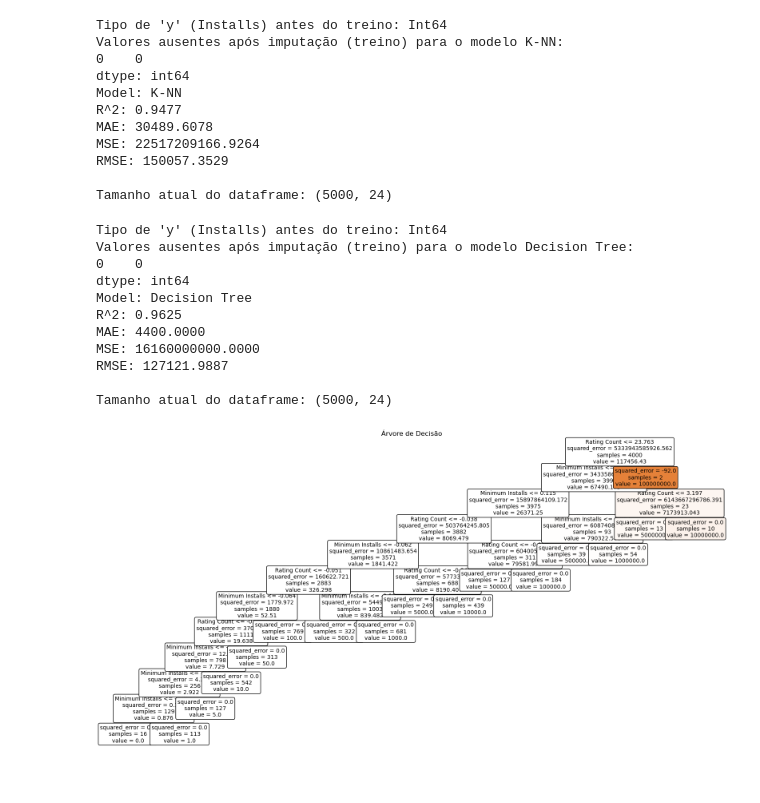
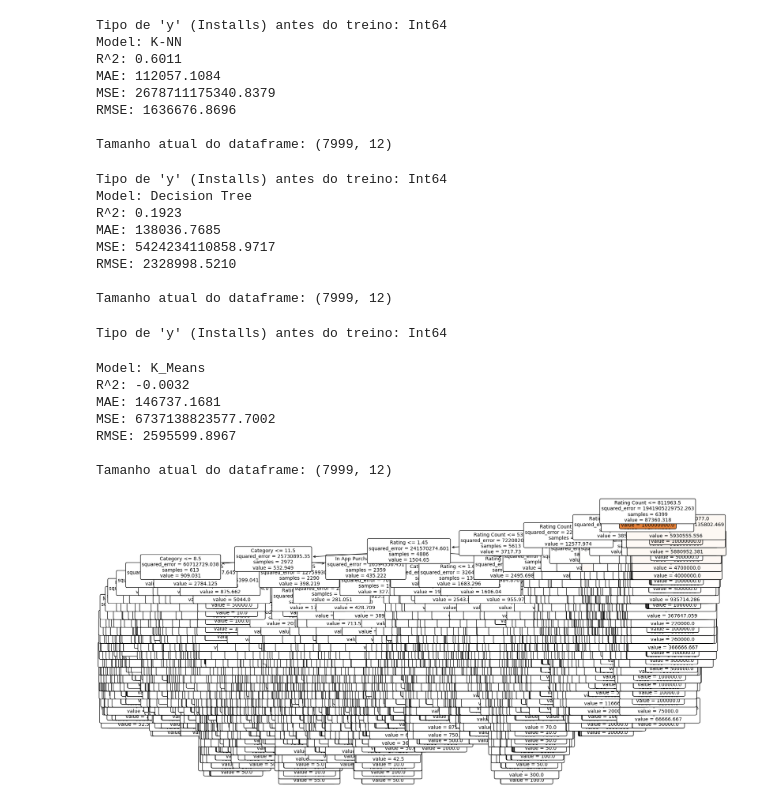
Before and after one commit to Ivanvan007/LAD_Project, a Jupyter notebook: novo-parte-2.ipynb, the cells around one changed output. Drawn from its saved outputs; the diff is of its cells as text; code cells hidden in the pictures.

```diff
--- a/novo-parte-2.ipynb
+++ b/novo-parte-2.ipynb
@@ -150,7 +255,7 @@ def evaluate_model(name, model, X_train, y_train, X_test, y_test):
     print(f"MAE: {mae:.4f}")
     print(f"MSE: {mse:.4f}")
     print(f"RMSE: {rmse:.4f}\n")
-    #return model
+    return model
 #Imprimir tamanho do dataframe
 print("Tamanho atual do dataframe:", data.shape)
 # %% [output]
@@ -325,54 +439,52 @@ Tamanho atual do dataframe: (5000, 24)
 # %%
 # Avaliar modelo
-pipeline = evaluate_model('K-NN', KNeighborsRegressor(n_neighbors=5), X_train, y_train, X_test, y_test)
+evaluate_model('K-NN', KNeighborsRegressor(n_neighbors=2), X_train, y_train, X_test, y_test)
 #Imprimir tamanho do dataframe
 print("Tamanho atual do dataframe:", data.shape)
 # %% [output]
 Tipo de 'y' (Installs) antes do treino: Int64
-Valores ausentes após imputação (treino) para o modelo K-NN:
-0    0
-dtype: int64
 Model: K-NN
-R^2: 0.9477
-MAE: 30489.6078
-MSE: 22517209166.9264
-RMSE: 150057.3529
+R^2: 0.6011
+MAE: 112057.1084
+MSE: 2678711175340.8379
+RMSE: 1636676.8696
 
-Tamanho atual do dataframe: (5000, 24)
+Tamanho atual do dataframe: (7999, 12)
+# %%
+# Avaliar modelo
+model_tree = evaluate_model('Decision Tree', DecisionTreeRegressor(), X_train, y_train, X_test, y_test)
+#Imprimir tamanho do dataframe
+print("Tamanho atual do dataframe:", data.shape)
+# %% [output]
+Tipo de 'y' (Installs) antes do treino: Int64
+Model: Decision Tree
+R^2: 0.1923
+MAE: 138036.7685
+MSE: 5424234110858.9717
+RMSE: 2328998.5210
+
+Tamanho atual do dataframe: (7999, 12)
 # %%
 # Avaliar modelo
-pipeline = evaluate_model('Decision Tree', DecisionTreeRegressor(), X_train, y_train, X_test, y_test)
+evaluate_model('K_Means', KMeans(n_clusters=4), X_train, y_train, X_test, y_test)
 #Imprimir tamanho do dataframe
 print("Tamanho atual do dataframe:", data.shape)
 # %% [output]
 Tipo de 'y' (Installs) antes do treino: Int64
-Valores ausentes após imputação (treino) para o modelo Decision Tree:
-0    0
-dtype: int64
-Model: Decision Tree
-R^2: 0.9625
-MAE: 4400.0000
-MSE: 16160000000.0000
-RMSE: 127121.9887
-
-Tamanho atual do dataframe: (5000, 24)
+Model: K_Means
+R^2: -0.0032
+MAE: 146737.1681
+MSE: 6737138823577.7002
+RMSE: 2595599.8967
+
+Tamanho atual do dataframe: (7999, 12)
 # %%
+
 # Visualizar a árvore de decisão
-# Importar funções para plotagem de árvores de decisão
-from sklearn.tree import plot_tree
-
-# Extrair o modelo treinado do pipeline
-decision_tree_model = pipeline.named_steps['model']
-
-# Plotar a árvore de decisão
-plt.figure(figsize=(20, 10))
-plot_tree(decision_tree_model, feature_names=X.columns, filled=True, rounded=True, fontsize=10)
-plt.title("Árvore de Decisão")
+plt.figure(figsize=(20,10))
+plot_tree(model_tree, filled=True, feature_names=X.columns, rounded=True, fontsize=10)
 plt.show()
-
-
-# Visualizar uma árvore do Random Forest
 # %% [output]
-[figure, old version]
+[figure, new version]
 # %%
 # Avaliar modelo
```
Also changed, not shown: parts of 16 cells of this notebook, 3 other files.
